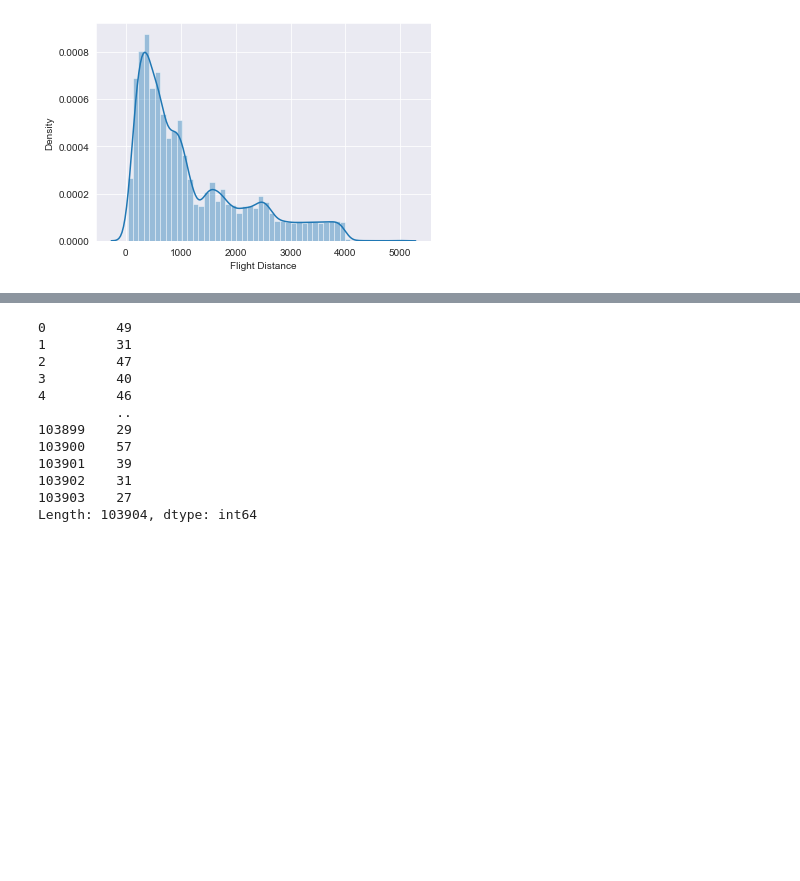
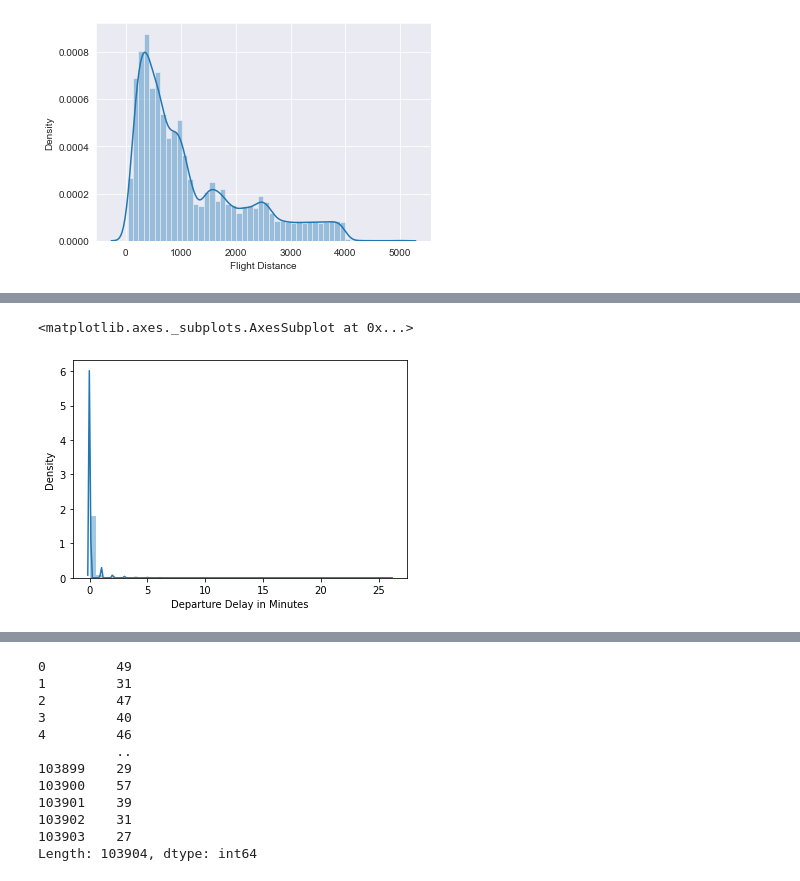
Before and after one commit to Bharadwaj0906/Airline-Passenger-Satisfaction-Project, a Jupyter notebook: EDA2.ipynb, the cells around one changed output, grey strips where cells are left out. Saved outputs shown, nothing was run; the diff lists cells and outputs as text; code cells hidden in the pictures; blank space fills up the shorter version.

```diff
--- a/EDA2.ipynb
+++ b/EDA2.ipynb
@@ -300,0 +304,5 @@ sns.distplot(df["Flight Distance"])
+# %%
+sns.distplot(df1_d_hours)
+# %% [output]
+<matplotlib.axes._subplots.AxesSubplot at 0x...>
+[figure, added]
```
Also changed, not shown: parts of 20 cells of this notebook.
